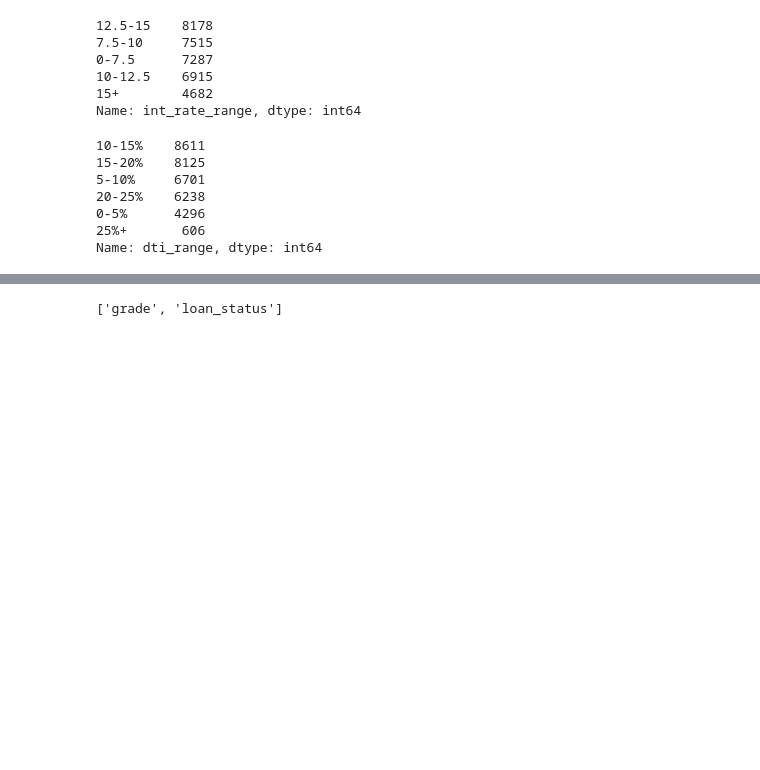
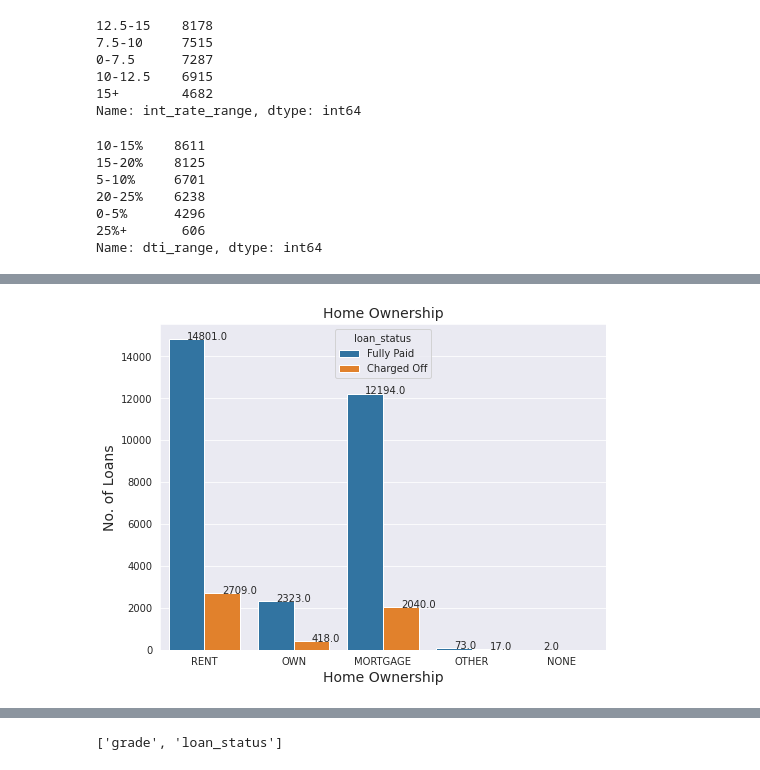
Before and after one commit to chitra-psg/lending-club, a Jupyter notebook: customer_loan_profile_analysis.ipynb, the cells around one changed output, grey strips where cells are left out. Saved outputs shown, nothing was run; the diff lists cells and outputs as text; code cells hidden in the pictures; blank space fills up the shorter version.

```diff
--- a/customer_loan_profile_analysis.ipynb
+++ b/customer_loan_profile_analysis.ipynb
@@ -300,0 +258,10 @@ Name: dti_range, dtype: int64
+# %%
+# Univariate Analysis on home ownership by Status
+
+plt.figure(figsize= (8,6))
+PlotAttribute(df_normalised_loan, 'home_ownership', 'loan_status', 'Home Ownership', 'Home Ownership', 'No. of Loans')
+plt.show()
+
+# Observation
+# Applicants who fall under MORTGAGE and RENT have higher charged off  loans comapred to OWN
+# %% [output]
@@ -300,0 +270 @@ Name: dti_range, dtype: int64
+[figure, added]
```
Also changed, not shown: parts of 56 cells of this notebook.
